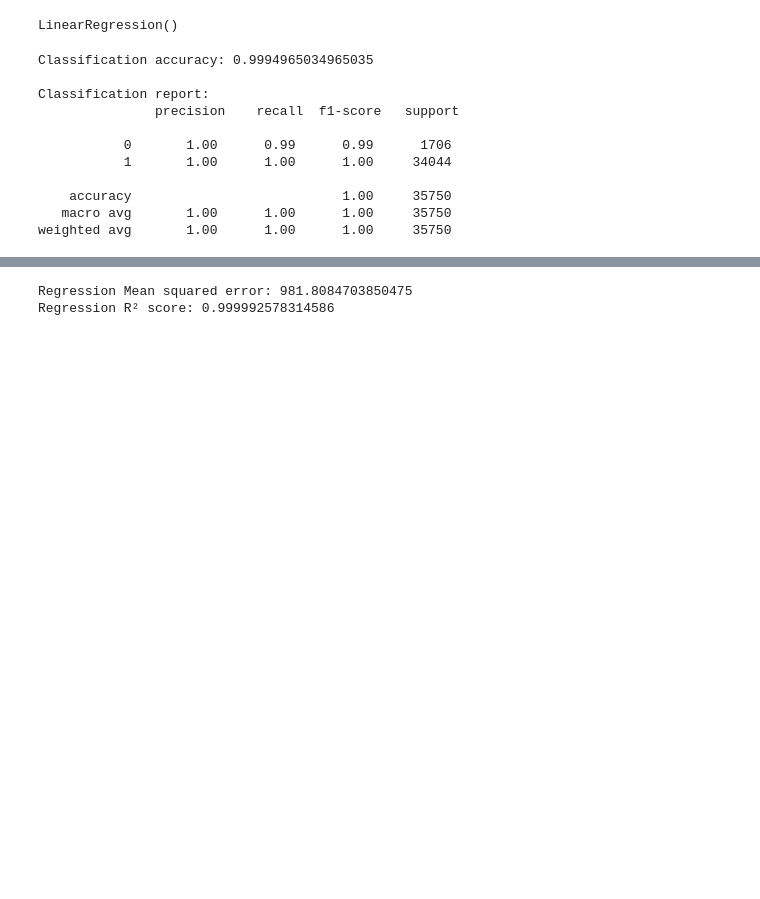
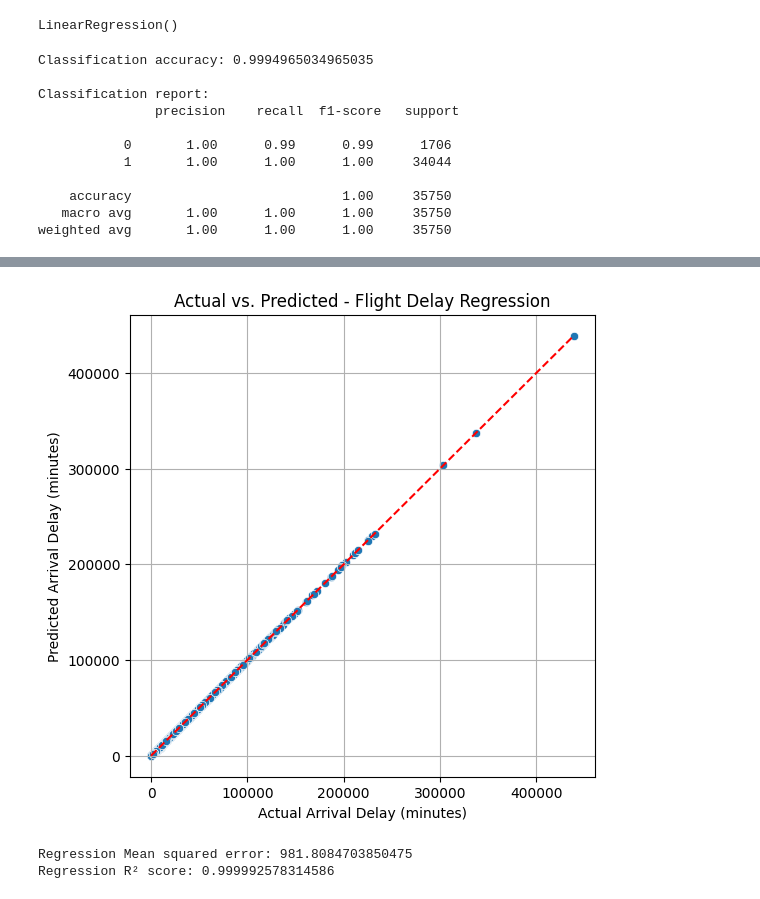
Before and after one commit to sargamjain5/FlightDelay, a Jupyter notebook: classification.ipynb, the cells around one changed output, grey strips where cells are left out. Cells and saved outputs as stored; diff of their text form; code cells hidden in the pictures; blank space fills up the shorter version.

```diff
--- a/classification.ipynb
+++ b/classification.ipynb
@@ -60 +78,18 @@ weighted avg       1.00      1.00      1.00     35750
+# %%
+import seaborn as sns
+
+# Get predictions
+y_pred_r = Model.predict(X_test_r)
+
+# Plot scatter of actual vs. predicted
+plt.figure(figsize=(6,6))
+sns.scatterplot(x=y_test_r, y=y_pred_r)
+plt.plot([y_test_r.min(), y_test_r.max()], [y_test_r.min(), y_test_r.max()], 'r--')  # perfect fit line
+plt.xlabel("Actual Arrival Delay (minutes)")
+plt.ylabel("Predicted Arrival Delay (minutes)")
+plt.title("Actual vs. Predicted - Flight Delay Regression")
+plt.grid()
+plt.show()
+# %% [output]
+[figure, added]
 # %%
```
Also changed, not shown: parts of 4 cells of this notebook.
